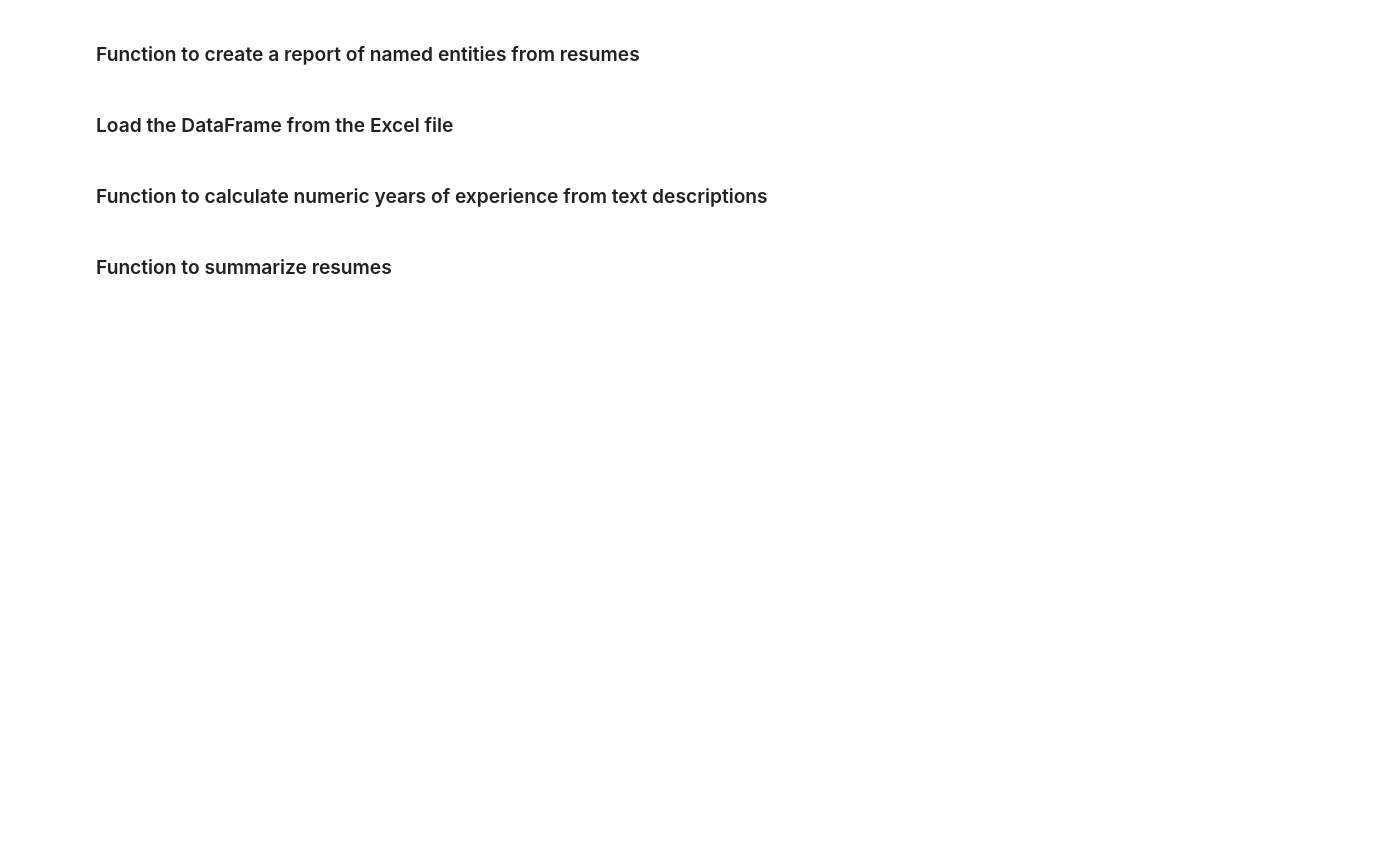
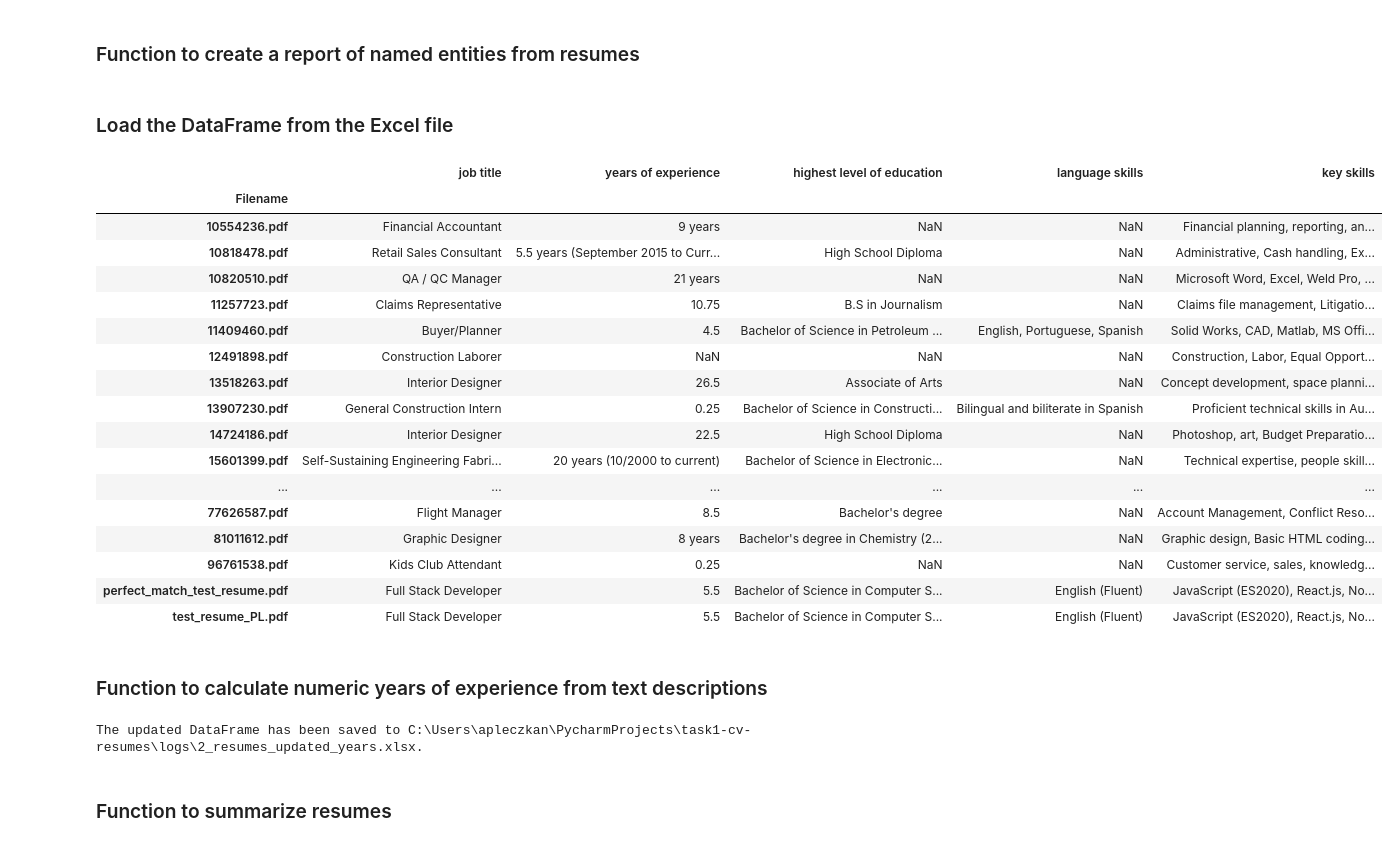
Before and after one commit to archandy1/CV-Resume-JupyterNotebook, a Jupyter notebook: Task1.v3_CV_Resume_refactoring.ipynb, the cells around one changed output. Drawn from its saved outputs; the diff is of its cells as text; code cells hidden in the pictures; blank space fills up the shorter version.

```diff
--- a/Task1.v3_CV_Resume_refactoring.ipynb
+++ b/Task1.v3_CV_Resume_refactoring.ipynb
@@ -54,10 +42,11 @@ env: OPENAI_API_KEY=
 # %% [markdown]
 ### Create basic Variables, paths and set Open AI client
 # %%
+from pathlib import Path
 client = openai.OpenAI(api_key=os.getenv('OPENAI_API_KEY'))
-directory_path = "C:\\Users\\apleczkan\\PycharmProjects\\task1-cv-resumes\\test_resumes_dataset"
-translated_output_directory = "C:\\Users\\apleczkan\\PycharmProjects\\task1-cv-resumes\\resumes_translated"
-logs_directory = "C:\\Users\\apleczkan\\PycharmProjects\\task1-cv-resumes\\logs"
+directory_path = Path("C:/Users/apleczkan/PycharmProjects/task1-cv-resumes/test_resumes_dataset")
+translated_output_directory = Path("C:/Users/apleczkan/PycharmProjects/task1-cv-resumes/resumes_translated")
+logs_directory = Path("C:/Users/apleczkan/PycharmProjects/task1-cv-resumes/logs")
 max_chunk_size = 3500
 overlap_size = 50
 
@@ -235,16 +240,42 @@ def create_entities_report(directory_path, translated_output_directory, client,
 # %% [markdown]
 ### Load the DataFrame from the Excel file
 # %%
-file_path = os.path.join(translated_output_directory, 'resume_entities_report.xlsx')
+file_path = os.path.join(logs_directory, '1_resumes_entities_report.xlsx')
 df = pd.read_excel(file_path)
 df.set_index('Filename', inplace=True)
 df.sort_index(inplace=True)
 
-# Extract 'years of experience' data from the DataFrame
 years_of_experience = df['years of experience']
+# %%
+df
+# %% [output]
+|  | job title | years of experience | highest level of education | language skills | key skills |
+| Filename |  |  |  |  |  |
+| 10554236.pdf | Financial Accountant | 9 years | NaN | NaN | Financial planning, reporting, an... |
+| 10818478.pdf | Retail Sales Consultant | 5.5 years (September 2015 to Curr... | High School Diploma | NaN | Administrative, Cash handling, Ex... |
+| 10820510.pdf | QA / QC Manager | 21 years | NaN | NaN | Microsoft Word, Excel, Weld Pro, ... |
+| 11257723.pdf | Claims Representative | 10.75 | B.S in Journalism | NaN | Claims file management, Litigatio... |
+| 11409460.pdf | Buyer/Planner | 4.5 | Bachelor of Science in Petroleum ... | English, Portuguese, Spanish | Solid Works, CAD, Matlab, MS Offi... |
+| 12491898.pdf | Construction Laborer | NaN | NaN | NaN | Construction, Labor, Equal Opport... |
+| 13518263.pdf | Interior Designer | 26.5 | Associate of Arts | NaN | Concept development, space planni... |
+| 13907230.pdf | General Construction Intern | 0.25 | Bachelor of Science in Constructi... | Bilingual and biliterate in Spanish | Proficient technical skills in Au... |
+| 14724186.pdf | Interior Designer | 22.5 | High School Diploma | NaN | Photoshop, art, Budget Preparatio... |
+| 15601399.pdf | Self-Sustaining Engineering Fabri... | 20 years (10/2000 to current) | Bachelor of Science in Electronic... | NaN | Technical expertise, people skill... |
+| ... | ... | ... | ... | ... | ... |
+| 77626587.pdf | Flight Manager | 8.5 | Bachelor's degree | NaN | Account Management, Conflict Reso... |
+| 81011612.pdf | Graphic Designer | 8 years | Bachelor's degree in Chemistry (2... | NaN | Graphic design, Basic HTML coding... |
+| 96761538.pdf | Kids Club Attendant | 0.25 | NaN | NaN | Customer service, sales, knowledg... |
+| perfect_match_test_resume.pdf | Full Stack Developer | 5.5 | Bachelor of Science in Computer S... | English (Fluent) | JavaScript (ES2020), React.js, No... |
+| test_resume_PL.pdf | Full Stack Developer | 5.5 | Bachelor of Science in Computer S... | English (Fluent) | JavaScript (ES2020), React.js, No... |
 # %% [markdown]
 ### Function to calculate numeric years of experience from text descriptions
 # %%
+file_path = Path("C:/Users/apleczkan/PycharmProjects/task1-cv-resumes/logs/1_resumes_entities_report.xlsx")
+df = pd.read_excel(file_path)
+
+text_descriptions = df['years of experience'].astype(str).tolist()
+
+new_file_path = Path("C:/Users/apleczkan/PycharmProjects/task1-cv-resumes/logs/2_resumes_updated_years.xlsx")
 
 def calculate_years_of_experience(client, text_descriptions):
     numeric_experience_list = []
@@ -252,39 +283,35 @@ def calculate_years_of_experience(client, text_descriptions):
     for text in text_descriptions:
         prompt = f"Convert the following description of work experience '{text}' into a numeric value representing total years of experience."
 
-        response = client.completions.create(
-            model="gpt-3.5-turbo-instruct",
-            prompt=prompt,
-            max_tokens=50,
-            temperature=0.5
-        )
+        try:
+            response = client.completions.create(
+                model="gpt-3.5-turbo-instruct",
+                prompt=prompt,
+                max_tokens=50,
+                temperature=0.1
+            )
 
-        try:
-            # Find all numeric values in the response and take the first one
-            # This regex matches numbers with optional decimal points
             extracted_numbers = re.findall(r'\b\d+\.?\d*\b', response.choices[0].text.strip())
             if extracted_numbers:
-                # Convert the first extracted number to a float
                 numeric_experience = float(extracted_numbers[0])
                 numeric_experience_list.append(numeric_experience)
             else:
-                # If no numbers are found, it may not be possible to calculate experience
-                numeric_experience_list.append(float('nan'))  # Append NaN for manual review
+                numeric_experience_list.append(float('nan'))
         except Exception as e:
             print(f"An error occurred: {e}")
-            numeric_experience_list.append(float('nan'))  # Append NaN for manual review
+            numeric_experience_list.append(float('nan'))
 
     return numeric_experience_list
 
-# Assuming you have set up the 'client' and have the 'years_of_experience' from the DataFrame
-text_descriptions = df['years of experience'].astype(str).tolist()
 numeric_years_of_experience = calculate_years_of_experience(client, text_descriptions)
 
-# Add the numeric years of experience back to the DataFrame
 df['numeric_years_of_experience'] = numeric_years_of_experience
 
-# Output confirmation
+df.to_excel(new_file_path, index=False)
+
 print(f"The updated DataFrame has been saved to {new_file_path}.")
+# %% [output]
+The updated DataFrame has been saved to C:\Users\apleczkan\PycharmProjects\task1-cv-resumes\logs\2_resumes_updated_years.xlsx.
 # %% [markdown]
 ### Function to summarize resumes
 # %%
```
Also changed, not shown: parts of 30 cells of this notebook, 11 other files.
